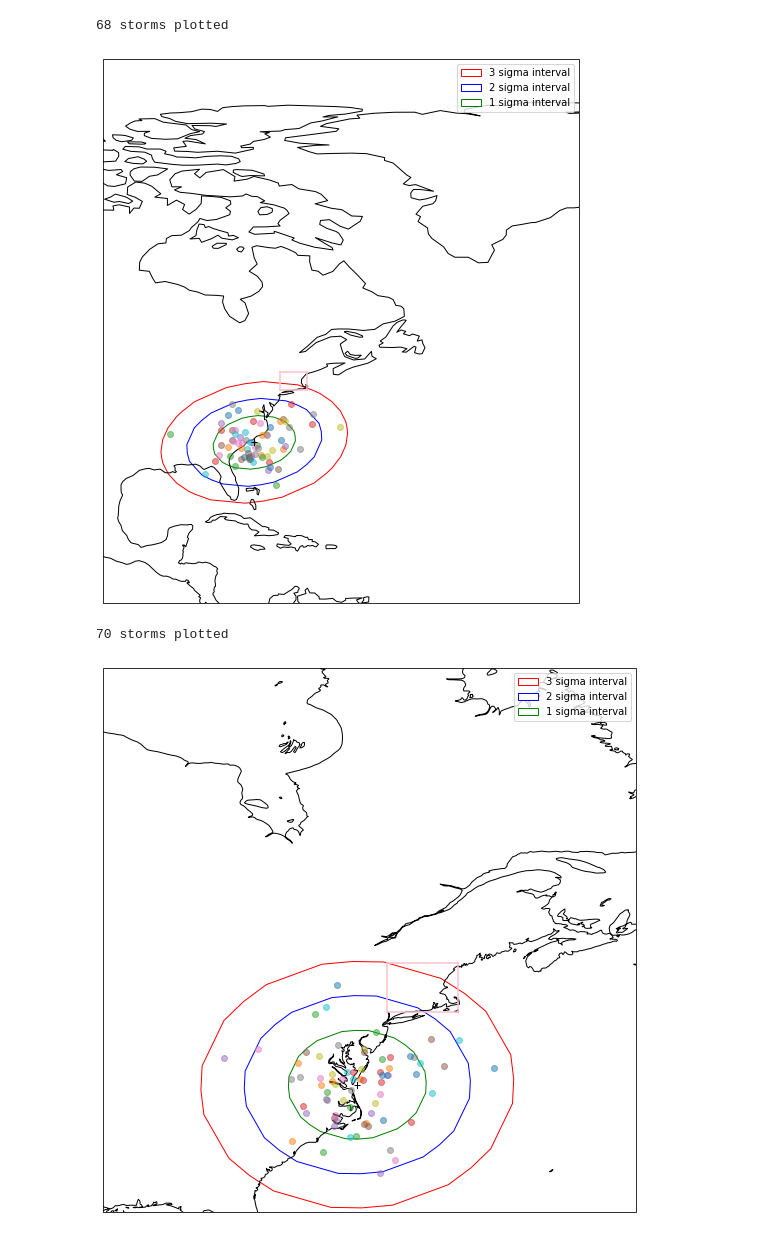
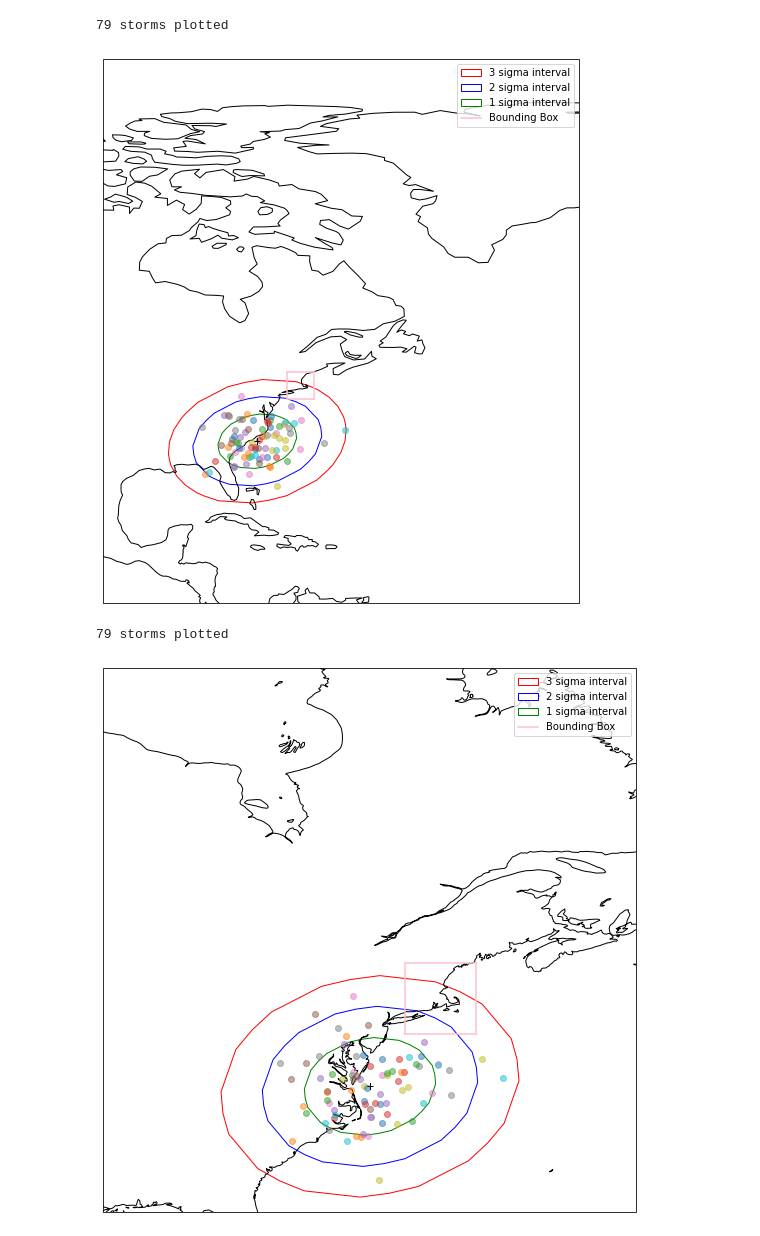
Before and after one commit to bparazin/HurricaneReanalysisProject, a Jupyter notebook: Plot paths.ipynb, the cells around one changed output. Saved outputs shown, nothing was run; the diff lists cells and outputs as text; code cells hidden in the pictures.

Commit message:
changed bounds

```diff
--- a/Plot paths.ipynb
+++ b/Plot paths.ipynb
@@ -5,8 +5,7 @@ from matplotlib.patches import Ellipse
 import cartopy.crs as ccrs
 from geopy import distance
 import scipy.stats as st
-hurdat = readHurdat('Data/Hurdat.txt')
-BOXhurdat = trimHurdat(hurdat, latMin = 40, lonMax = -70, timeMin = dt.datetime(1700, 1, 1, tzinfo = dt.timezone.utc))
+hurdat = trimHurdat(readHurdat('Data/Hurdat.txt'), timeMin = dt.datetime(1900, 1, 1, tzinfo = dt.timezone.utc))
 # %%
 def plotStorm(lonlist, latlist, ax):
     ax.plot(lonlist, latlist, transform=ccrs.Geodetic(), alpha = 0.3)
@@ -95,10 +93,10 @@ ax.set_extent([-100, 20, 0, 90], crs=ccrs.Geodetic())
 ax.plot(-71.186996, 41.966770, 'o', transform=ccrs.Geodetic())
 
 sum = 0
-for key in BOXhurdat:
-    if statusNearLocation(BOXhurdat[key], -71.186996, 41.966770) in ['TD', 'HU', 'TS', 'SS', 'EX']:
+for key in hurdat:
+    if statusNearLocation(hurdat[key], -71.186996, 41.966770) in ['TD', 'HU', 'TS', 'SS', 'EX']:
         #if BOXhurdat[key]['idcode'] == 'AL051961':
-        plotStorm(BOXhurdat[key]['data']['lon'], BOXhurdat[key]['data']['lat'], ax)
+        plotStorm(hurdat[key]['data']['lon'], hurdat[key]['data']['lat'], ax)
     sum +=1
 
 print(f'{sum} storms plotted')
@@ -209,13 +207,12 @@ def plotTMinusPosition(hurdat, tMinus, stormType, lon_min=-180, lon_max=180, lat
     ax.add_patch(Ellipse(mean, S1width, S1height, transform=ccrs.Geodetic(),
                          angle=S1rotation, facecolor='White', edgecolor='green', label = '1 sigma interval'))
 
-
-    ax.legend()
-
     ax.plot([lon_min, lon_max], [lat_min, lat_min], transform=ccrs.PlateCarree(), color = 'pink')
     ax.plot([lon_min, lon_max], [lat_max, lat_max], transform=ccrs.PlateCarree(), color = 'pink')
     ax.plot([lon_max, lon_max], [lat_min, lat_max], transform=ccrs.PlateCarree(), color = 'pink')
-    ax.plot([lon_min, lon_min], [lat_min, lat_max], transform=ccrs.PlateCarree(), color = 'pink')
+    ax.plot([lon_min, lon_min], [lat_min, lat_max], transform=ccrs.PlateCarree(), color = 'pink', label = 'Bounding Box')
+
+    ax.legend()
 
     ax.plot(*mean, '+', transform=ccrs.PlateCarree(), color = 'black')
 
@@ -235,11 +240,13 @@ plotTMinusPosition(hurdat, 60, ['TD', 'HU', 'TS', 'SS', 'EX'], lon_min=-74, lon_
 # %%
-plotTMinusPosition(hurdat, 30, ['TD', 'HU', 'TS', 'SS', 'EX'], lon_min=-74, lon_max=-70, lat_min=41.25, lat_max=44)
+plotTMinusPosition(hurdat, 30, ['TD', 'HU1', 'HU2', 'HU3', 'HU4', 'HU5', 'HUU', 'TS', 'SS', 'EX'],
+                   lon_min=-73, lon_max=-69, lat_min=40, lat_max=44)
 # %% [output]
-68 storms plotted
+79 storms plotted
-[figure, old version]
+[figure, new version]
 # %%
-plotTMinusPosition(hurdat, 15, ['TD', 'HU', 'TS', 'SS', 'EX'], lon_min=-74, lon_max=-70, lat_min=41.25, lat_max=44, bounds = [-90, -60, 30, 60])
+plotTMinusPosition(hurdat, 15, ['TD', 'HU1', 'HU2', 'HU3', 'HU4', 'HU5', 'HUU', 'TS', 'SS', 'EX'],
+                   lon_min=-73, lon_max=-69, lat_min=40, lat_max=44, bounds = [-90, -60, 30, 60])
 # %% [output]
-70 storms plotted
+79 storms plotted
-[figure, old version]
+[figure, new version]
 # %%
```
Also changed, not shown: parts of 7 cells of this notebook, 1 other file.
